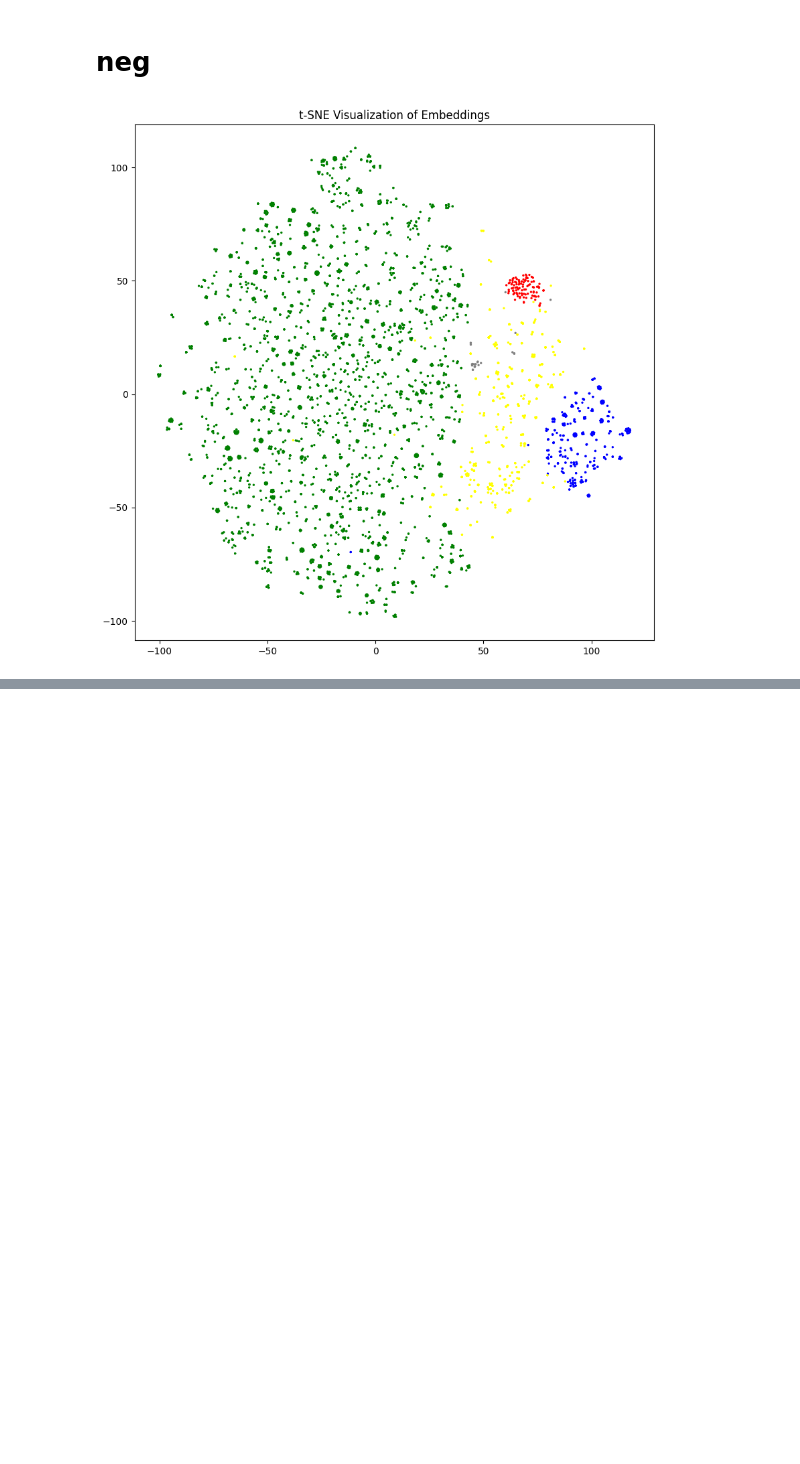
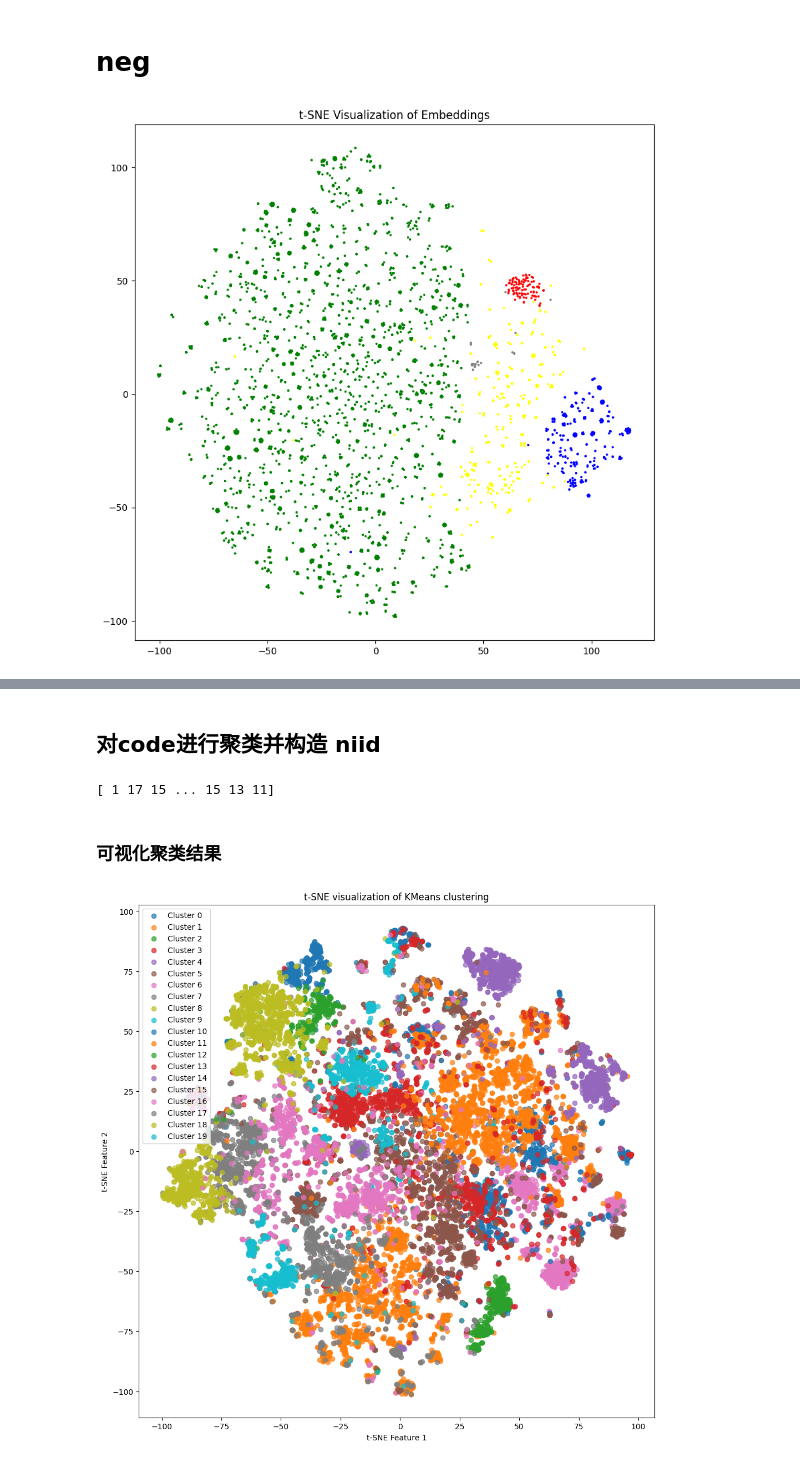
Before and after one commit to LEON-gittech/Cherry_LLM, a Jupyter notebook: non-iid.ipynb, the cells around one changed output, grey strips where cells are left out. Drawn from its saved outputs; the diff is of its cells as text; code cells hidden in the pictures; blank space fills up the shorter version.

```diff
--- a/non-iid.ipynb
+++ b/non-iid.ipynb
@@ -101,0 +108,14 @@ plt.show()
+# %%
+code_data = load_dataset("sahil2801/CodeAlpaca-20k")["train"]
+fin_data = load_dataset("FinGPT/fingpt-sentiment-train")["train"]
+med_data = load_dataset("medalpaca/medical_meadow_medical_flashcards")["train"]
+general_data = load_dataset("tatsu-lab/alpaca")["train"]
+math_data = load_dataset("TIGER-Lab/MathInstruct")["train"]
+# %%
+def alpaca_format(example):
+    if example['input'] == "":
+        example["instruction"] = example["instruction"]
+    else:
+        example["instruction"] = example["instruction"] + " " + example['input']
+    example["response"] = example['output']
+    return example
@@ -101,0 +158,6 @@ plt.show()
+# %%
+processed_data = []
+for name, dataset in zip(["lucasmccabe-lmi/CodeAlpaca-20k","FinGPT/fingpt-sentiment-train","medalpaca/medical_meadow_medical_flashcards","tatsu-lab/alpaca","TIGER-Lab/MathInstruct"],[code_data,fin_data,med_data,general_data,math_data]):
+    tmp:datasets.Dataset = process_sft_dataset(name,dataset)
+    print(tmp.column_names)
+    processed_data.append(tmp)
@@ -101,0 +175,33 @@ plt.show()
+# %% [markdown]
+## 对code进行聚类并构造 niid
+# %%
+k=20
+embeddings = model.encode(processed_data[0]["instruction"])
+# 假设 embeddings 是你的嵌入数据
+kmeans = KMeans(n_clusters=k, random_state=0).fit(embeddings)
+labels = kmeans.labels_
+print(labels)
+# %% [output]
+[ 1 17 15 ... 15 13 11]
+# %% [markdown]
+### 可视化聚类结果
+# %%
+# 使用 t-SNE 进行降维
+tsne = TSNE(n_components=2, random_state=0, metric='cosine')
+tsne_results = tsne.fit_transform(embeddings)
+
+# 可视化聚类结果
+plt.figure(figsize=(12, 12))
+for i in range(k):
+    # 选择属于当前簇的点
+    points = tsne_results[labels == i]
+    # 绘制这些点，并用不同的颜色进行区分
+    plt.scatter(points[:, 0], points[:, 1], label=f'Cluster {i}', alpha=0.7)
+
+plt.title('t-SNE visualization of KMeans clustering')
+plt.xlabel('t-SNE Feature 1')
+plt.ylabel('t-SNE Feature 2')
+plt.legend()
+plt.show()
+# %% [output]
+[figure, added]
```
Also changed, not shown: parts of 13 cells of this notebook.
